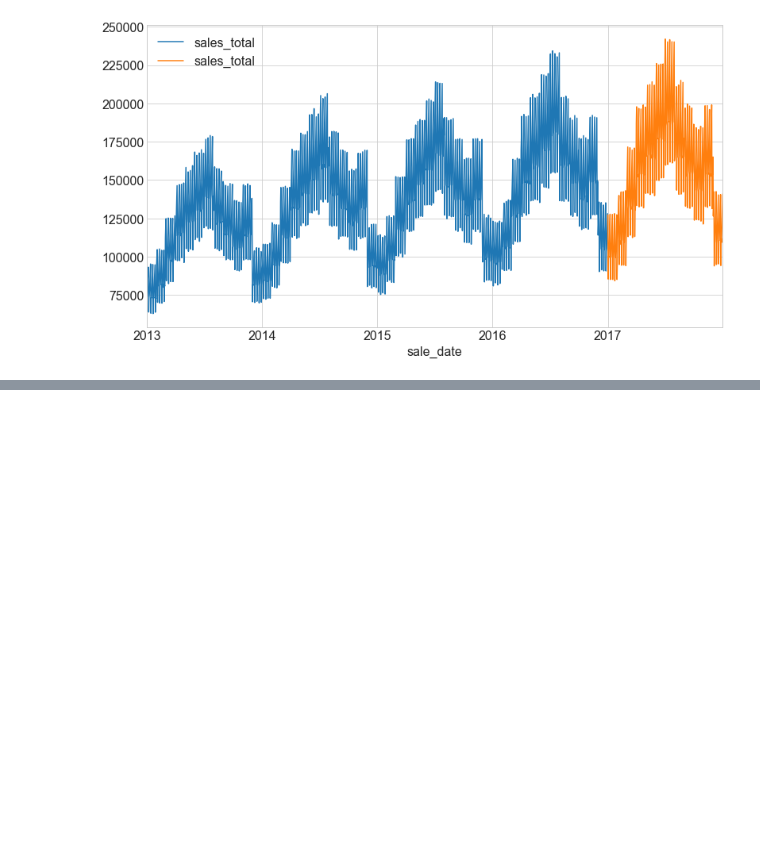
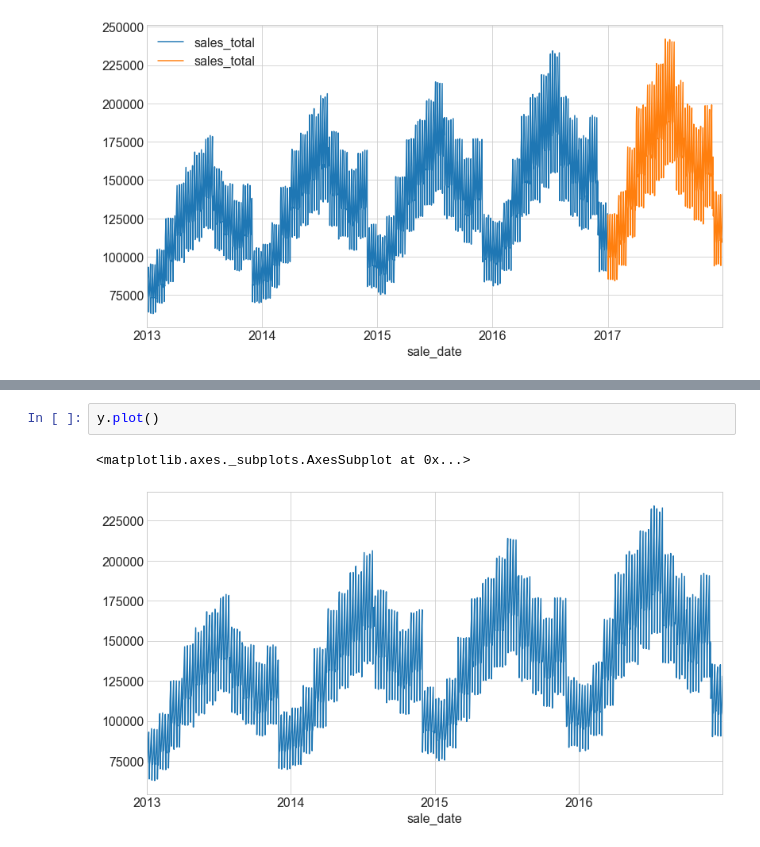
Before and after one commit to matt-c-knight/time-series-exercises, a Jupyter notebook: explore.ipynb, the cells around one changed output, grey strips where cells are left out. Cells and saved outputs as stored; diff of their text form; blank space fills up the shorter version.

```diff
--- a/explore.ipynb
+++ b/explore.ipynb
@@ -208,0 +267,5 @@ test.plot(ax=ax)
+# %%
+y.plot()
+# %% [output]
+<matplotlib.axes._subplots.AxesSubplot at 0x...>
+[figure, added]
```
Also changed, not shown: parts of 13 cells of this notebook.
